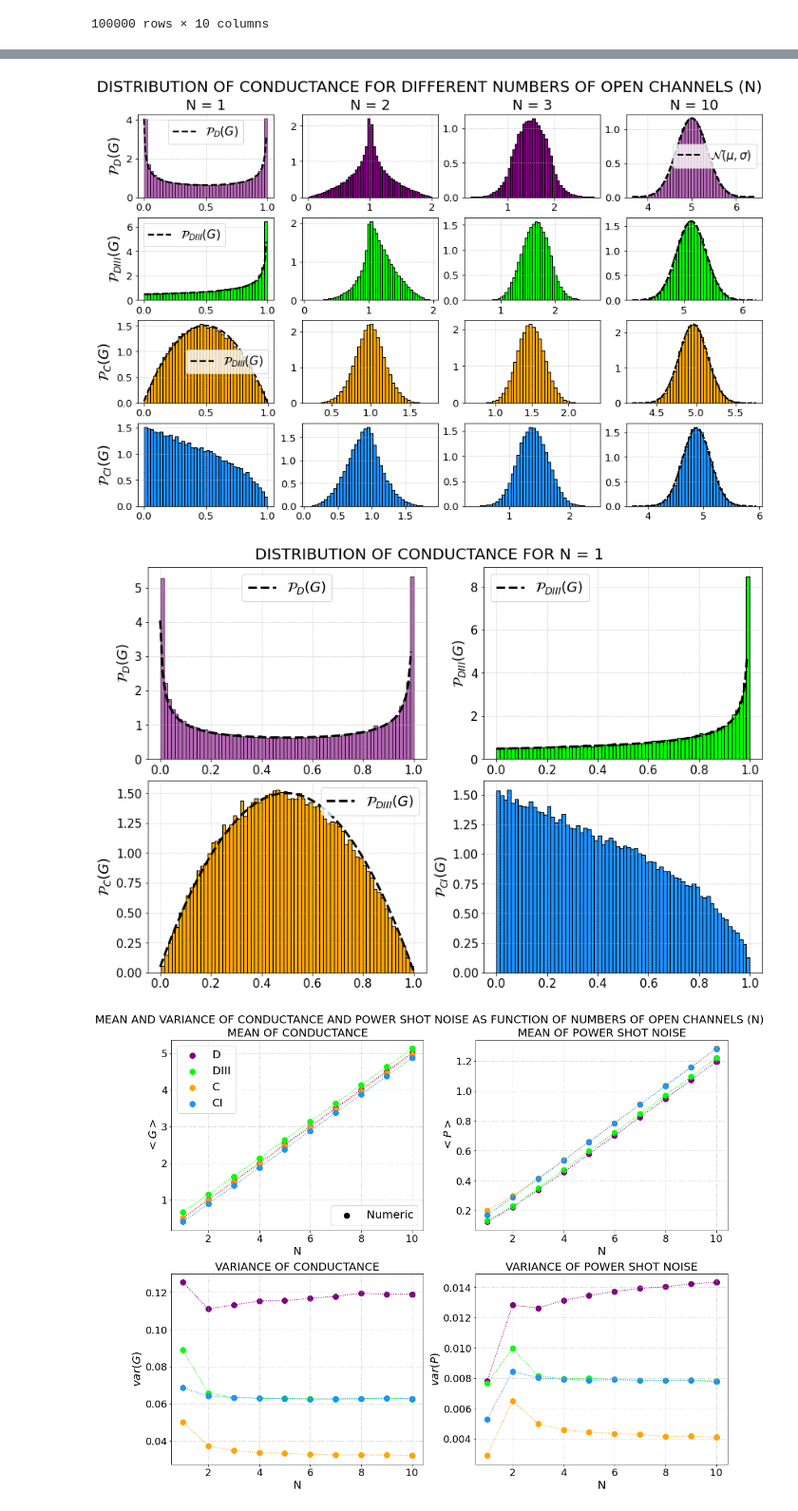
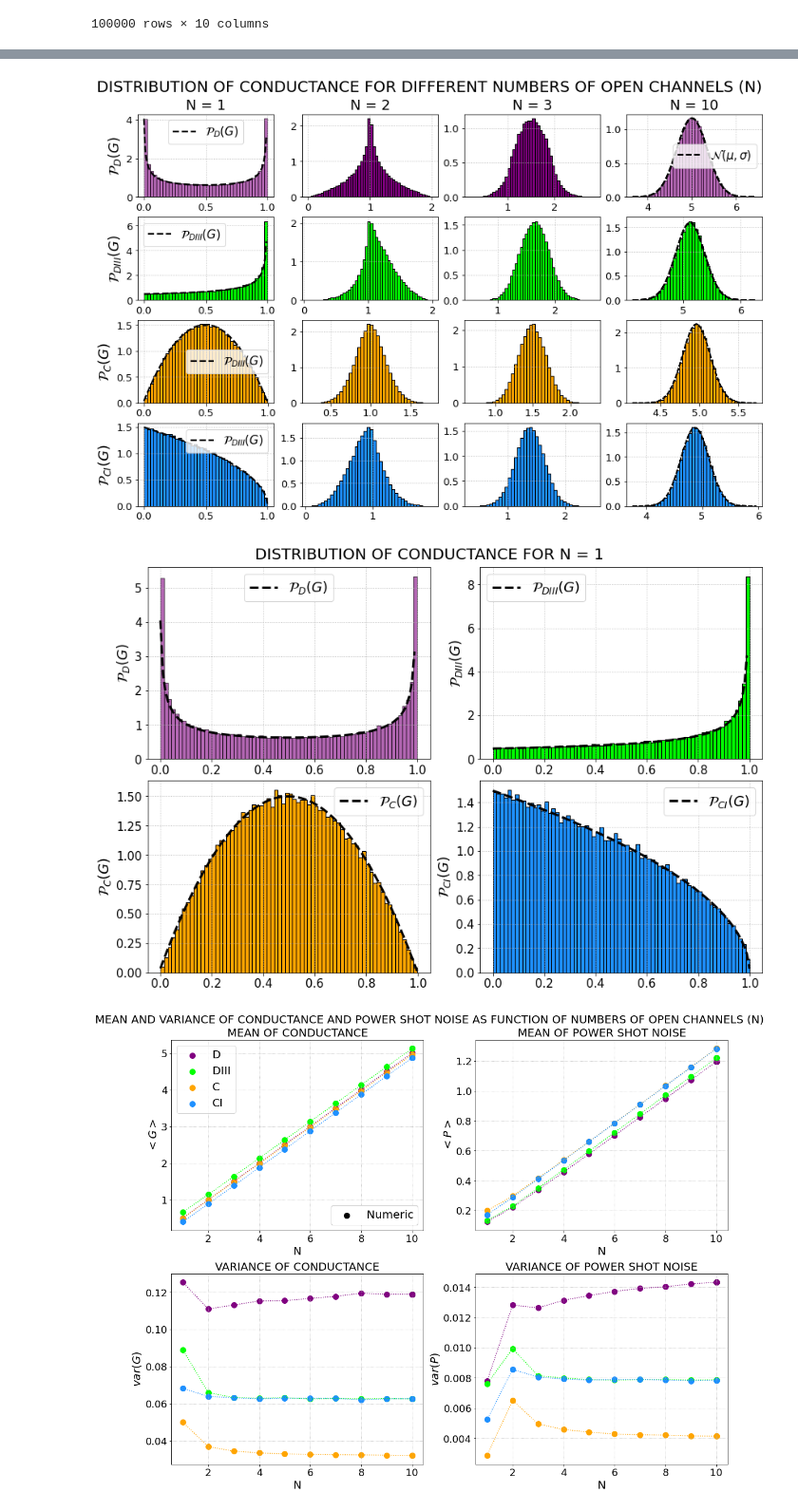
Before and after one commit to Rafffaelb/Andreev_Billiard, a Jupyter notebook: Altland-Zirnbauer/Data_Analysis/Andreev_Conductance_ShotNoise.ipynb, the cells around one changed output, grey strips where cells are left out. Shown at 95% size. Saved outputs shown, nothing was run; the diff lists cells and outputs as text; code cells hidden in the pictures.

```diff
--- a/Altland-Zirnbauer/Data_Analysis/Andreev_Conductance_ShotNoise.ipynb
+++ b/Altland-Zirnbauer/Data_Analysis/Andreev_Conductance_ShotNoise.ipynb
@@ -53,6 +53,18 @@ def Distr_C_N1(data):
     for i in range(len(x)):
         p[i] = 3*2*x[i]*(1-x[i])
     return p
+
+def Distr_CI_N1(data):
+
+    xmin = np.min(data)
+    xmax = np.max(data)
+
+    x = np.linspace(xmin+0.006,xmax, 100)
+
+    p = [0 for i in range(len(x))]
+    for i in range(len(x)):
+        p[i] = (1.5)*np.sqrt(1-x[i])
+    return p
 # %%
 df_Andreev_G_D = pd.read_csv(r'Channel/Andreev_G_D_Channel.txt', sep = '\t', header = None)
 df_Andreev_P_D = pd.read_csv(r'Channel/Andreev_P_D_Channel.txt', sep = '\t', header = None)
@@ -216,10 +228,16 @@ for j in range(0,4):
                 x = np.linspace(np.min(G_DIII[:,0]), np.max(G_DIII[:,0]), 100)
                 axs[1,0].plot(x, Distr_DIII_N1(G_DIII[:,0]), color = 'black', label = r'$\mathcal{P}_{DIII}(G)$', alpha = 1, linewidth = 2.2, linestyle = 'dashed')
                 axs[1,0].legend(fontsize = 15, loc = "best")
+
             elif (i == 2):
                 x = np.linspace(np.min(G_C[:,0]), np.max(G_C[:,0]), 100)
-                axs[2,0].plot(x, Distr_C_N1(G_DIII[:,0]), color = 'black', label = r'$\mathcal{P}_{DIII}(G)$', alpha = 1, linewidth = 2.2, linestyle = 'dashed')
+                axs[2,0].plot(x, Distr_C_N1(G_C[:,0]), color = 'black', label = r'$\mathcal{P}_{DIII}(G)$', alpha = 1, linewidth = 2.2, linestyle = 'dashed')
                 axs[2,0].legend(fontsize = 15, loc = "best")
+
+            elif (i == 3):
+                x = np.linspace(np.min(G_CI[:,0]), np.max(G_CI[:,0]), 100)
+                axs[3,0].plot(x, Distr_CI_N1(G_CI[:,0]), color = 'black', label = r'$\mathcal{P}_{DIII}(G)$', alpha = 1, linewidth = 2.2, linestyle = 'dashed')
+                axs[3,0].legend(fontsize = 15, loc = "best")
 
         elif (j == 3):
 
@@ -236,34 +254,34 @@ for j in range(0,4):
             x = np.linspace(np.min(G_DIII[:,9]), np.max(G_DIII[:,9]), 100)
             axs[1,3].plot(x,Gaussian(G_DIII[:,9]), color = 'black', alpha = 1, linewidth = 2, linestyle = 'dashed')
 
             x = np.linspace(np.min(G_C[:,9]), np.max(G_C[:,9]), 100)
             axs[2,3].plot(x,Gaussian(G_C[:,9]), color = 'black', alpha = 1, linewidth = 1.5, linestyle = 'dashed')
 
             x = np.linspace(np.min(G_CI[:,9]), np.max(G_CI[:,9]), 100)
             axs[3,3].plot(x,Gaussian(G_CI[:,9]), color = 'black', alpha = 1, linewidth = 1.5, linestyle = 'dashed')
 
 
         else:
             axs[0,j].set_title('N = '+ str(j+1), fontsize = 18)
             if (i == 0):
                 axs[i,j].hist(G_D[:,j], bins = 50, color='purple', label = r'D', alpha=1, density = True, histtype='bar', ec='black');
             else:
                 if (i == 1):
                     axs[i,j].hist(G_DIII[:,j], bins = 50, color='lime', label = r'DIII', alpha=1, density = True, histtype='bar', ec='black');
                 else:
                     if (i == 2):
                         axs[i,j].hist(G_C[:,j], bins = 40, color='orange', label = r'C', alpha=1, density = True, histtype='bar', ec='black');
                     else:
                         if (i == 3):
                             axs[i,j].hist(G_CI[:,j], bins = 40, color='dodgerblue', label = r'CI', alpha=1, density = True, histtype='bar', ec='black');
 
 
         if (j == 3 and i == 0):
             axs[0,3].legend(fontsize = 15, loc = 'best')
 
         axs[i,j].grid(linestyle=':')
 # %% [output]
-[figure, old version]
+[figure, new version]
 # %%
 steps = 50
 
@@ -285,19 +303,23 @@ axs[0,1].set_ylabel(r'$\mathcal{P}_{DIII}(G)$', fontsize = 18)
 axs[0,1].legend(fontsize = 18, loc = 'best')
 
 axs[1,0].hist(G_C[:,0], bins = 70, color='orange', alpha=1, density = True, histtype='bar', ec='black');
+x = np.linspace(np.min(G_C[:,0]), np.max(G_C[:,0]), 100)
 axs[1,0].set_ylabel(r'$\mathcal{P}_{C}(G)$', fontsize = 18)
-axs[1,0].plot(x, Distr_C_N1(G_C[:,0]), color = 'black', label = r'$\mathcal{P}_{DIII}(G)$', alpha = 1, linewidth = 3, linestyle = 'dashed')
+axs[1,0].plot(x, Distr_C_N1(G_C[:,0]), color = 'black', label = r'$\mathcal{P}_{C}(G)$', alpha = 1, linewidth = 3, linestyle = 'dashed')
 axs[1,0].legend(fontsize = 18, loc = 'best')
 
 axs[1,1].hist(G_CI[:,0], bins = 70, color='dodgerblue', alpha=1, density = True, histtype='bar', ec='black');
+x = np.linspace(np.min(G_CI[:,0]), np.max(G_CI[:,0]), 100)
 axs[1,1].set_ylabel(r'$\mathcal{P}_{CI}(G)$', fontsize = 18)
+axs[1,1].plot(x, Distr_CI_N1(G_CI[:,0]), color = 'black', label = r'$\mathcal{P}_{CI}(G)$', alpha = 1, linewidth = 3, linestyle = 'dashed')
+axs[1,1].legend(fontsize = 18, loc = 'best')
 
 for i in range(2):
     for j in range(2):
         axs[i,j].tick_params(axis='both', which = 'major', labelsize = 15)
         axs[i,j].grid(linestyle=':')
 # %% [output]
-[figure, old version]
+[figure, new version]
 # %%
 meanG_D = np.mean(G_D, axis = 0)
 meanG_DIII = np.mean(G_DIII, axis = 0)
```
Also changed, not shown: parts of 6 cells of this notebook, 3 other files.
